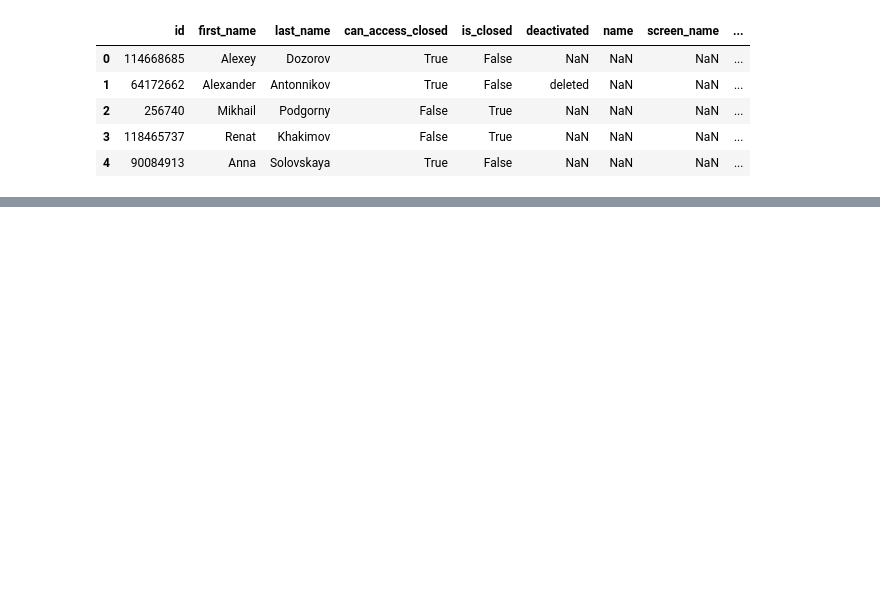
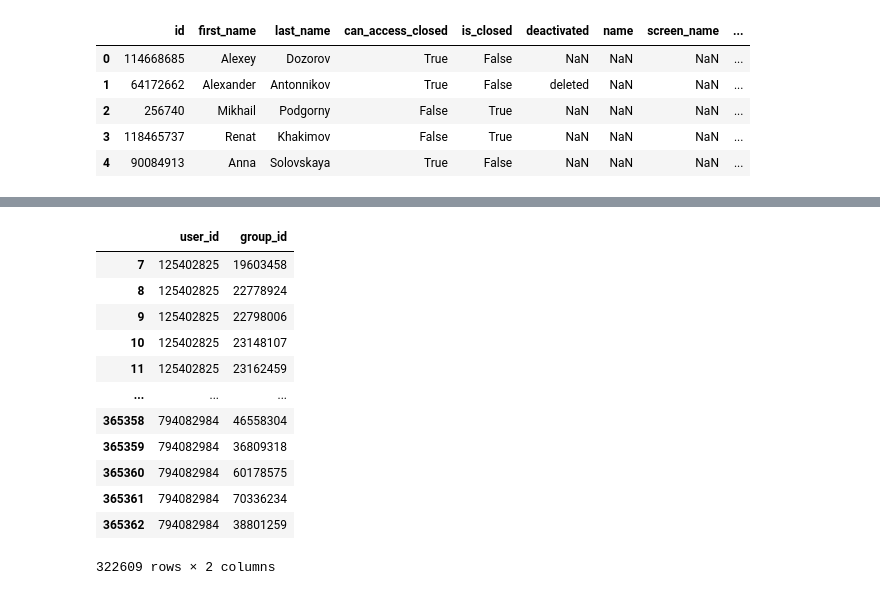
Before and after one commit to Dmitryq/ist, a Jupyter notebook: 2pr/vk_api_df.ipynb, the cells around one changed output, grey strips where cells are left out. Cells and saved outputs as stored; diff of their text form; code cells hidden in the pictures; blank space fills up the shorter version.

```diff
--- a/2pr/vk_api_df.ipynb
+++ b/2pr/vk_api_df.ipynb
@@ -70,0 +78,16 @@ df
+# %%
+edgelist
+# %% [output]
+|  | user_id | group_id |
+| 7 | 125402825 | 19603458 |
+| 8 | 125402825 | 22778924 |
+| 9 | 125402825 | 22798006 |
+| 10 | 125402825 | 23148107 |
+| 11 | 125402825 | 23162459 |
+| ... | ... | ... |
+| 365358 | 794082984 | 46558304 |
+| 365359 | 794082984 | 36809318 |
+| 365360 | 794082984 | 60178575 |
+| 365361 | 794082984 | 70336234 |
+| 365362 | 794082984 | 38801259 |
+322609 rows × 2 columns
```
Also changed, not shown: parts of 13 cells of this notebook.
